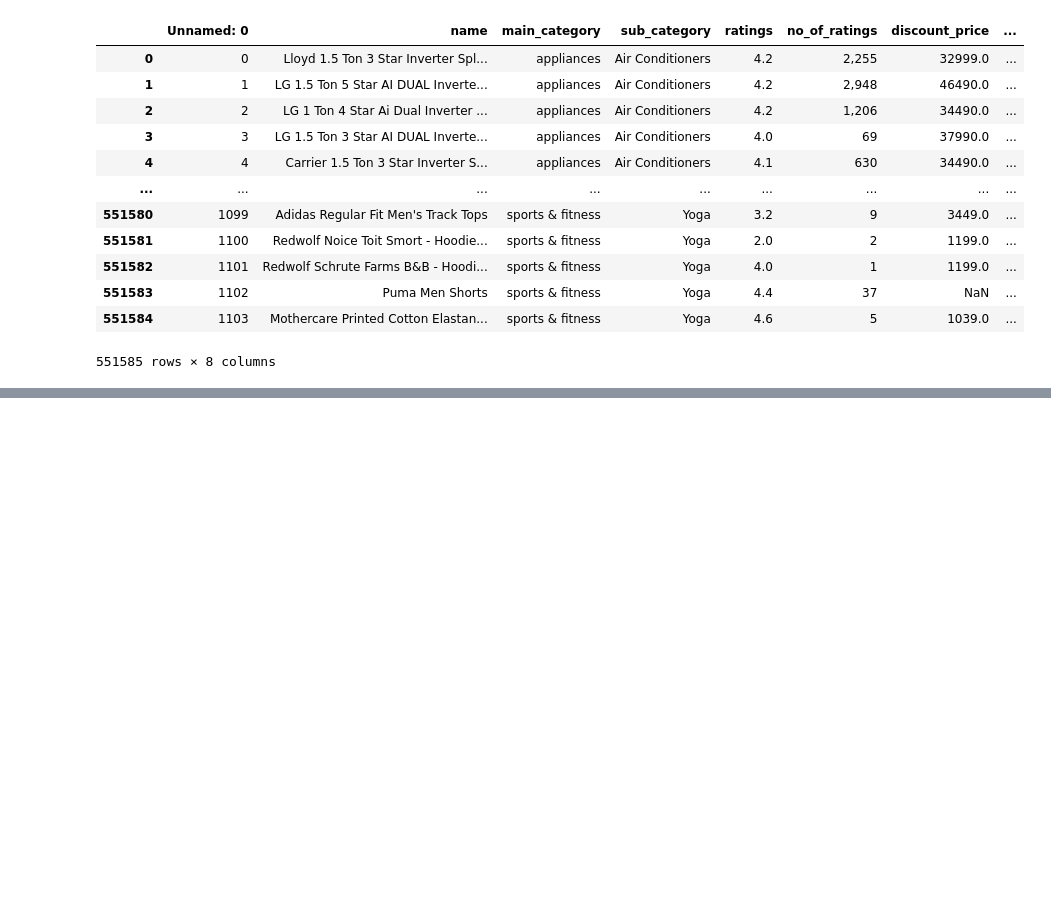
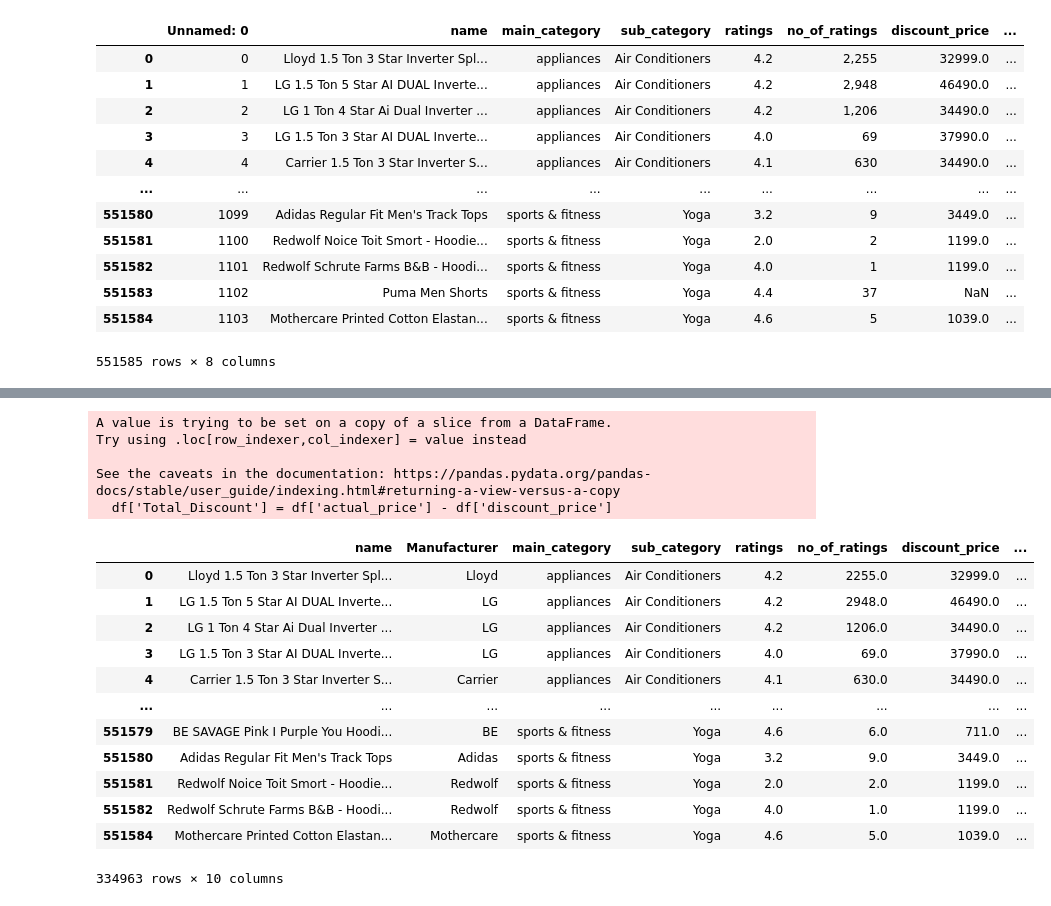
Before and after one commit to Khushi941/Amazon_product_sales_dataset_2023, a Jupyter notebook: amazon-products-sales-dataset-2023.ipynb, the cells around one changed output, grey strips where cells are left out. Saved outputs shown, nothing was run; the diff lists cells and outputs as text; code cells hidden in the pictures; blank space fills up the shorter version.

```diff
--- a/amazon-products-sales-dataset-2023.ipynb
+++ b/amazon-products-sales-dataset-2023.ipynb
@@ -256,0 +256,37 @@ plt.show()
+# %%
+cols = ['name',
+  'Manufacturer',
+ 'main_category',
+ 'sub_category',
+ 'ratings',
+ 'no_of_ratings',
+ 'discount_price',
+ 'actual_price'
+       ]
+
+df = df[cols]
+# %%
+# Make column with discount net value and discounting percent
+df['Total_Discount'] = df['actual_price'] - df['discount_price']
+df['discount_percent'] = round((df['Total_Discount']*100)/df["actual_price"], 2)
+
+df
+# %% [output]
+A value is trying to be set on a copy of a slice from a DataFrame.
+Try using .loc[row_indexer,col_indexer] = value instead
+
+See the caveats in the documentation: https://pandas.pydata.org/pandas-docs/stable/user_guide/indexing.html#returning-a-view-versus-a-copy
+  df['Total_Discount'] = df['actual_price'] - df['discount_price']
+|  | name | Manufacturer | main_category | sub_category | ratings | no_of_ratings | discount_price | ... |
+| 0 | Lloyd 1.5 Ton 3 Star Inverter Spl... | Lloyd | appliances | Air Conditioners | 4.2 | 2255.0 | 32999.0 | ... |
+| 1 | LG 1.5 Ton 5 Star AI DUAL Inverte... | LG | appliances | Air Conditioners | 4.2 | 2948.0 | 46490.0 | ... |
+| 2 | LG 1 Ton 4 Star Ai Dual Inverter ... | LG | appliances | Air Conditioners | 4.2 | 1206.0 | 34490.0 | ... |
+| 3 | LG 1.5 Ton 3 Star AI DUAL Inverte... | LG | appliances | Air Conditioners | 4.0 | 69.0 | 37990.0 | ... |
+| 4 | Carrier 1.5 Ton 3 Star Inverter S... | Carrier | appliances | Air Conditioners | 4.1 | 630.0 | 34490.0 | ... |
+| ... | ... | ... | ... | ... | ... | ... | ... | ... |
+| 551579 | BE SAVAGE Pink I Purple You Hoodi... | BE | sports & fitness | Yoga | 4.6 | 6.0 | 711.0 | ... |
+| 551580 | Adidas Regular Fit Men's Track Tops | Adidas | sports & fitness | Yoga | 3.2 | 9.0 | 3449.0 | ... |
+| 551581 | Redwolf Noice Toit Smort - Hoodie... | Redwolf | sports & fitness | Yoga | 2.0 | 2.0 | 1199.0 | ... |
+| 551582 | Redwolf Schrute Farms B&B - Hoodi... | Redwolf | sports & fitness | Yoga | 4.0 | 1.0 | 1199.0 | ... |
+| 551584 | Mothercare Printed Cotton Elastan... | Mothercare | sports & fitness | Yoga | 4.6 | 5.0 | 1039.0 | ... |
+334963 rows × 10 columns
```
Also changed, not shown: parts of 45 cells of this notebook.
